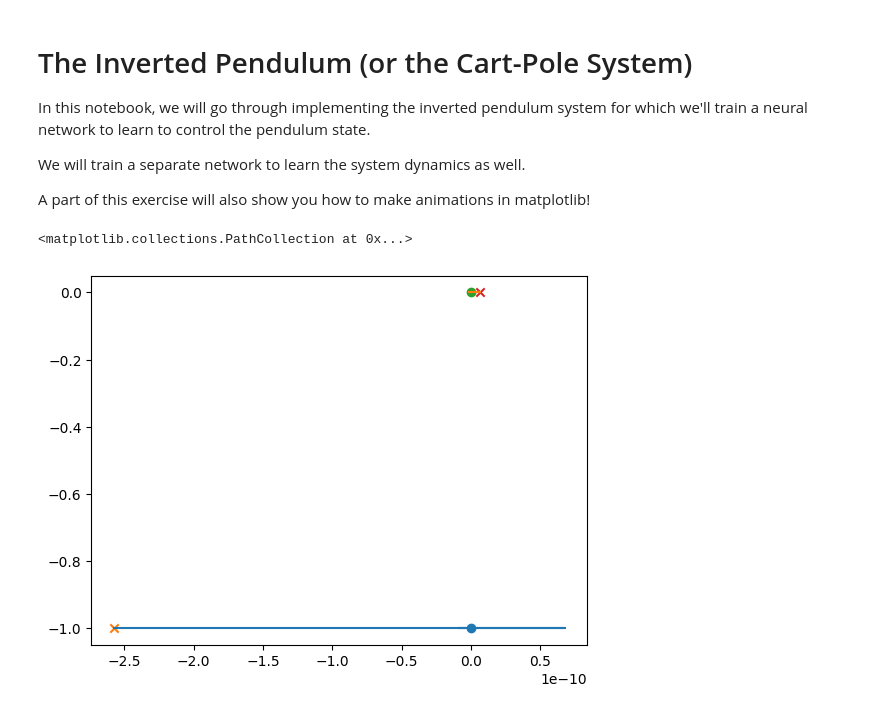
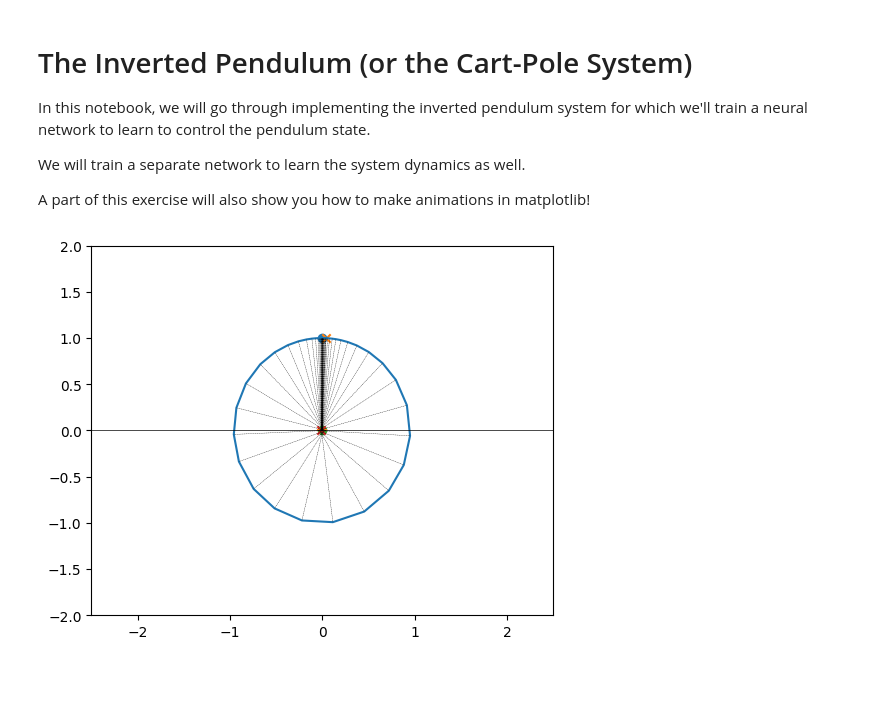
Before and after one commit to ImperialCollegeLondon/ReCoDE-NeuralODEs, a Jupyter notebook: notebooks/04-the-inverted-pendulum.ipynb, the cells around one changed output. Cells and saved outputs as stored; diff of their text form; code cells hidden in the pictures; blank space fills up the shorter version.

```diff
--- a/notebooks/04-the-inverted-pendulum.ipynb
+++ b/notebooks/04-the-inverted-pendulum.ipynb
@@ -23,7 +26,7 @@ torch.set_default_device('cuda')
 # In neural networks, we prefer 32-bit/16-bit floats, but for precise integration, 64-bit is preferred. We will revisit this later when we need to mix integration with neural network training
 torch.set_default_dtype(torch.float64)
 # %%
-mass_cart   = torch.tensor(2.0)  # kg
+mass_cart   = torch.tensor(1.0)  # kg
 mass_pole   = torch.tensor(0.1)  # kg
 length_pole = torch.tensor(1.0)  # m
 gravity     = torch.tensor(9.81) # m/s^2
@@ -76,15 +79,15 @@ def inverted_pendulum(state, time, force, mc, mp, l, g, mu_c, mu_p):
         dx_dot
         ], dim=-1)
 # %%
-initial_state = torch.tensor([torch.pi,0.0,0.0,0.0])
+initial_state = torch.tensor([0.0,0.01,0.0,0.0])
 
 initial_time = torch.tensor(0.0)
-final_time   = torch.tensor(10.0)
+final_time   = torch.tensor(5.0)
 
-initial_timestep = torch.tensor(1e-2)
+initial_timestep = torch.tensor(5e-2)
 
-current_integrator = neuralode.integrators.AdaptiveRK45Integrator
+current_integrator = neuralode.integrators.AdaptiveRK76Integrator
 
-atol, rtol = torch.tensor(0.0), torch.tensor(1e-4)
+atol, rtol = torch.tensor(0.0), torch.tensor(1e-8)
 # %%
 final_state, _, sha_states, sha_times, _ = current_integrator.apply(inverted_pendulum, initial_state, initial_time, final_time, initial_timestep, {'atol': atol, 'rtol': rtol}, torch.tensor(0.0), mass_cart, mass_pole, length_pole, gravity, friction_cart, friction_pole)
@@ -93,15 +142,9 @@ import matplotlib.pyplot as plt
 # %%
 pendulum_x = torch.sin(sha_states[...,0]) * length_pole + sha_states[...,2]
 pendulum_y = torch.cos(sha_states[...,0]) * length_pole
 
-fig = plt.figure()
-ax = fig.add_subplot(111)
-ax.scatter(pendulum_x[0].item(), pendulum_y[0].item(), marker='o')
-ax.scatter(pendulum_x[-1].item(), pendulum_y[-1].item(), marker='x')
-ax.plot(pendulum_x.cpu().numpy(), pendulum_y.cpu().numpy())
-ax.plot(sha_states[...,2].cpu().numpy(), torch.zeros_like(sha_states[...,2]).cpu().numpy())
-ax.scatter(sha_states[...,2][0].item(), 0.0, marker='o')
-ax.scatter(sha_states[...,2][-1].item(), 0.0, marker='x')
+cart_x, cart_y = sha_states[...,2], torch.zeros_like(sha_states[...,2])
+
+plot_pendulum(pendulum_x, pendulum_y, cart_x, cart_y);
 # %% [output]
-<matplotlib.collections.PathCollection at 0x...>
-[figure, old version]
+[figure, new version]
```
Also changed, not shown: parts of 12 cells of this notebook.
